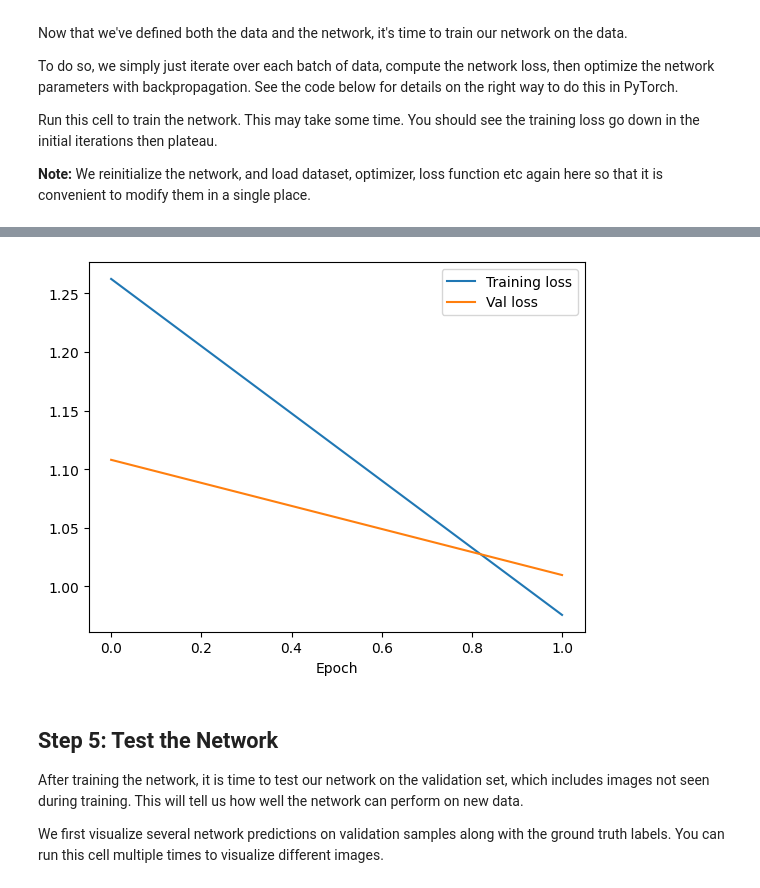
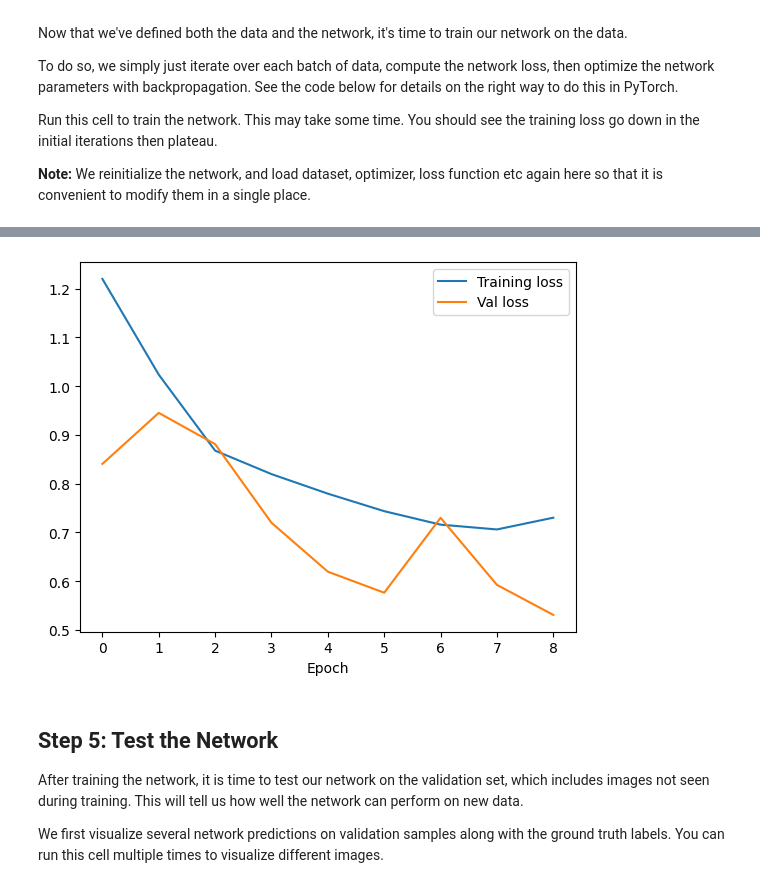
Before and after one commit to jflueck/IACV, a Jupyter notebook: 4/handout.ipynb, the cells around one changed output, grey strips where cells are left out. Drawn from its saved outputs; the diff is of its cells as text; code cells hidden in the pictures.

Commit message:
passed baseline on ex. 4

```diff
--- a/4/handout.ipynb
+++ b/4/handout.ipynb
@@ -55,11 +52,11 @@ Drive already mounted at /content/drive; to attempt to forcibly remount, call dr
 # %% [markdown]
 **TODO:** Set the path in Google drive where you uploaded the handout, e.g. My Drive/iacv/ex4
 # %%
-iacv_path = 'MyDrive/iacv-exercises/ex4/handout' # TODO set this
+iacv_path = '/Users/joelflueckiger/Desktop/IACV/4/'
 
 # Add the handout folder to python paths
-env_path = Path('/content/drive') / iacv_path
-data_path = env_path / 'data'
+env_path = iacv_path
+data_path = os.path.join(env_path, 'data/')
 if env_path not in sys.path:
     sys.path.append(str(env_path))
 
@@ -105,10 +102,10 @@ from dataset import ImageDataset
 from transforms import get_transforms_train, get_transforms_val
 
 # DataLoader for training data (Transforms include preprocessing + augmentation)
-dataset_train = ImageDataset(data_path/'train.csv', data_path/'train.hdf5', get_transforms_train())
+dataset_train = ImageDataset(os.path.join(data_path, 'train.csv'), os.path.join(data_path, 'train.hdf5'), get_transforms_train())
 
 # DataLoader for validation data (Transforms include only preprocessing)
-dataset_valid = ImageDataset(data_path/'val.csv', data_path/'val.hdf5', get_transforms_val())
+dataset_valid = ImageDataset(os.path.join(data_path, 'val.csv'), os.path.join(data_path,'val.hdf5'), get_transforms_val())
 # %% [markdown]
 Note that the PyTorch Dataset only deals with loading a single image at a time.
 The data sampling logic for loading multiple images is handled by the PyTorch DataLoader, which takes the Dataset as input and defines the logic for how to iterate over the entire dataset. To create the DataLoader, you need to use `torch.utils.data.DataLoader`, which has the following arguments:
@@ -123,7 +120,7 @@ The data sampling logic for loading multiple images is handled by the PyTorch Da
 We now create DataLoaders for our training and validation datasets.
 # %%
 batch_size = 8
-num_workers = 2
+num_workers = 0
 
 # Generate our data loaders
 train_loader = DataLoader(dataset_train, batch_size, shuffle=True, num_workers=num_workers)
@@ -215,10 +214,10 @@ from cnn_network import CNN, get_loss_function, get_optimizer
 # set all training parameters. You can play around with these
 # *********************************************************** #
 
-batch_size = 8           # Number of images in each batch
-learning_rate = 0.001    # Learning rate in the optimizer
-momentum = 0.9           # Momentum in SGD
-num_epochs = 2           # Number of passes over the entire dataset
+batch_size = 27           # Number of images in each batch
+learning_rate = 0.007839818023016087    # Learning rate in the optimizer
+momentum = 0.812597757309251           # Momentum in SGD
+num_epochs = 9           # Number of passes over the entire dataset
 print_every_iters = 100  # Print training loss every X mini-batches
 
 
@@ -231,18 +230,18 @@ transform_train = get_transforms_train()
 transform_val = get_transforms_val()
 
 # Generate our data loaders
-dataset_train = ImageDataset(data_path/'train.csv', data_path/'train.hdf5', get_transforms_train())
-dataset_valid = ImageDataset(data_path/'val.csv', data_path/'val.hdf5', get_transforms_val())
+dataset_train = ImageDataset(os.path.join(data_path, 'train.csv'), os.path.join(data_path, 'train.hdf5'), get_transforms_train())
+dataset_valid = ImageDataset(os.path.join(data_path, 'train.csv'), os.path.join(data_path, 'train.hdf5'), get_transforms_val())
 
-train_loader = DataLoader(dataset_train, batch_size, shuffle=True, num_workers=2)
-valid_loader = DataLoader(dataset_valid, batch_size, shuffle=True, num_workers=2)
+train_loader = DataLoader(dataset_train, batch_size, shuffle=True, num_workers=0)
+valid_loader = DataLoader(dataset_valid, batch_size, shuffle=True, num_workers=0)
 
 # create CNN model
 cnn_network = CNN()
 
 # Get optimizer and loss functions
 criterion = get_loss_function()
-optimizer = get_optimizer(cnn_network, lr=learning_rate, momentum=momentum)
+optimizer = get_optimizer(cnn_network, lr=learning_rate) # , momentum=momentum
 
 
 
@@ -339,5 +338,5 @@ plt.close()
 Finished Training
-[figure, old version]
+[figure, new version]
 # %% [markdown]
 ## Step 5: Test the Network
 
```
Also changed, not shown: parts of 6 cells of this notebook, 2 other files.
